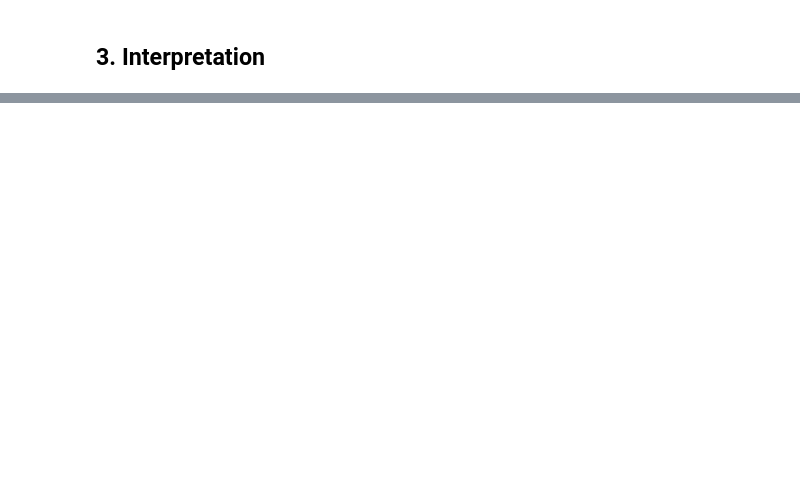
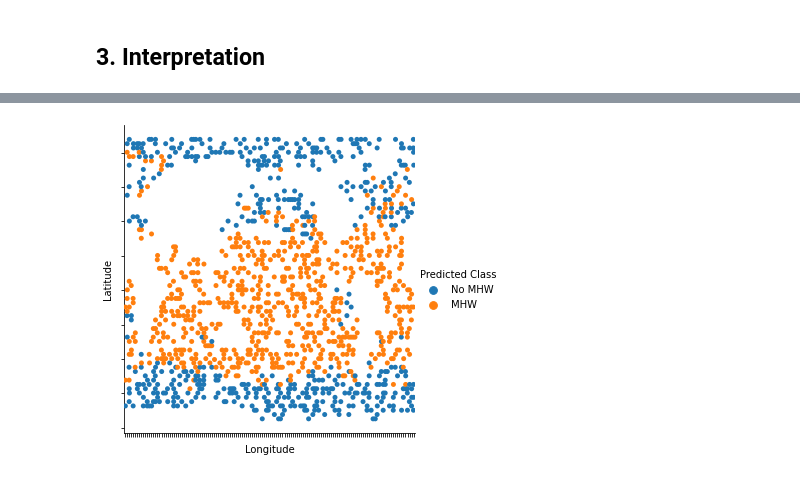
Before and after one commit to ding05/gnn_cnn_ocean_temp_forecasting, a Jupyter notebook: training_gnn_a.ipynb, the cells around one changed output, grey strips where cells are left out. Saved outputs shown, nothing was run; the diff lists cells and outputs as text; code cells hidden in the pictures; blank space fills up the shorter version.

```diff
--- a/training_gnn_a.ipynb
+++ b/training_gnn_a.ipynb
@@ -606,0 +639,3 @@ print(soda_coordinates)
+# %%
+df_fine_soda = pd.DataFrame(soda_coordinates, columns=['Longitude', 'Latitude', 'Test Mask', 'Predicted Class', 'Observed Class'])
+df_fine_soda.dtypes
@@ -606,0 +649,4 @@ print(soda_coordinates)
+# %%
+df_fine_soda = df_fine_soda.dropna()
+df_fine_soda = df_fine_soda.replace(0.0, 'No MHW').replace(1.0, 'MHW')
+df_fine_soda
@@ -606,0 +667,8 @@ print(soda_coordinates)
+# %%
+import seaborn as sns
+
+ax1 = sns.catplot(x='Longitude', y='Latitude', hue='Predicted Class', data = df_fine_soda)
+ax1.set(xticklabels=[], yticklabels=[])
+plt.show()
+# %% [output]
+[figure, added]
```
Also changed, not shown: parts of 11 cells of this notebook.
